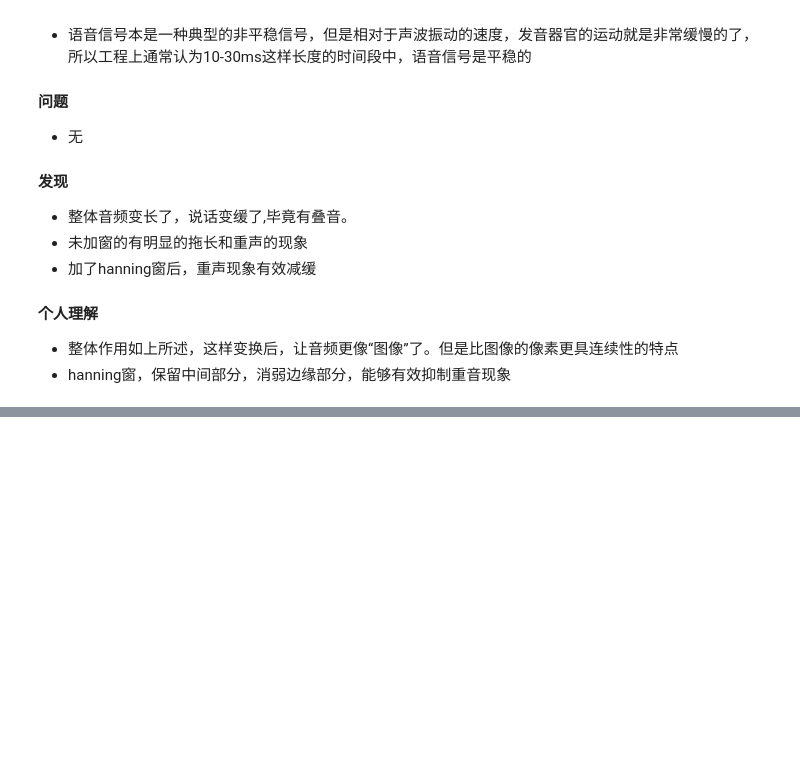
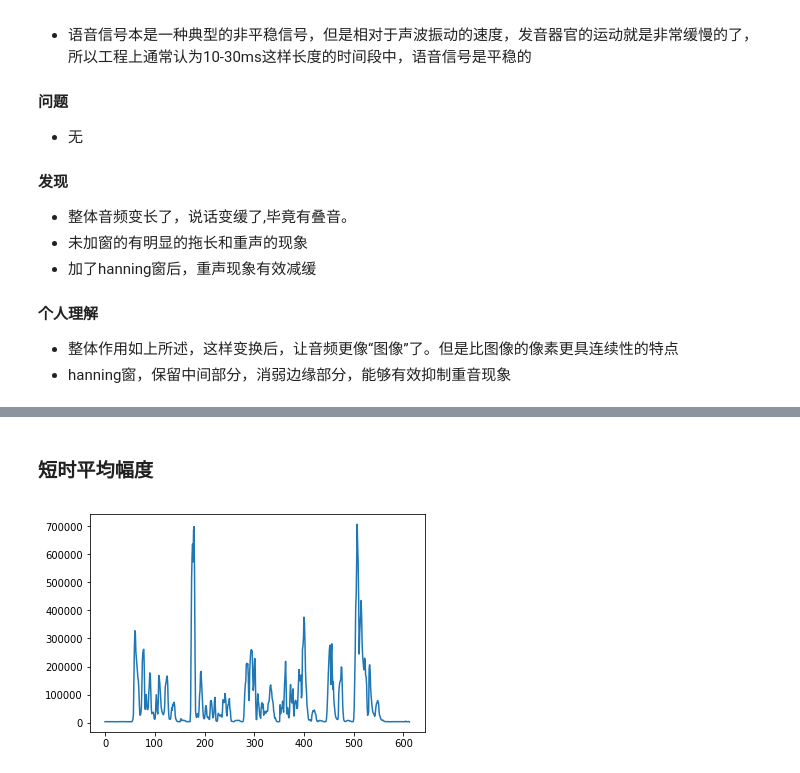
Before and after one commit to wangtianrui/sounds_pretreatment, a Jupyter notebook: sounds pretreatment.ipynb, the cells around one changed output, grey strips where cells are left out. Cells and saved outputs as stored; diff of their text form; code cells hidden in the pictures; blank space fills up the shorter version.

```diff
--- a/sounds pretreatment.ipynb
+++ b/sounds pretreatment.ipynb
@@ -137,0 +171,16 @@ play_sound(hanning_frames.flatten(),len(hanning_frames.flatten()))
+# %% [markdown]
+### 短时平均幅度
+# %%
+# 短时平均幅度
+def cal_amplitude(frames):
+    energy = []
+    for frame in frames:
+        sum = 0
+        for i in frame:
+            sum += abs(i)
+        energy.append(sum)
+    return energy
+# %%
+plot_sound(cal_amplitude(hanning_frames))
+# %% [output]
+[figure, added]
```
Also changed, not shown: parts of 19 cells of this notebook.
